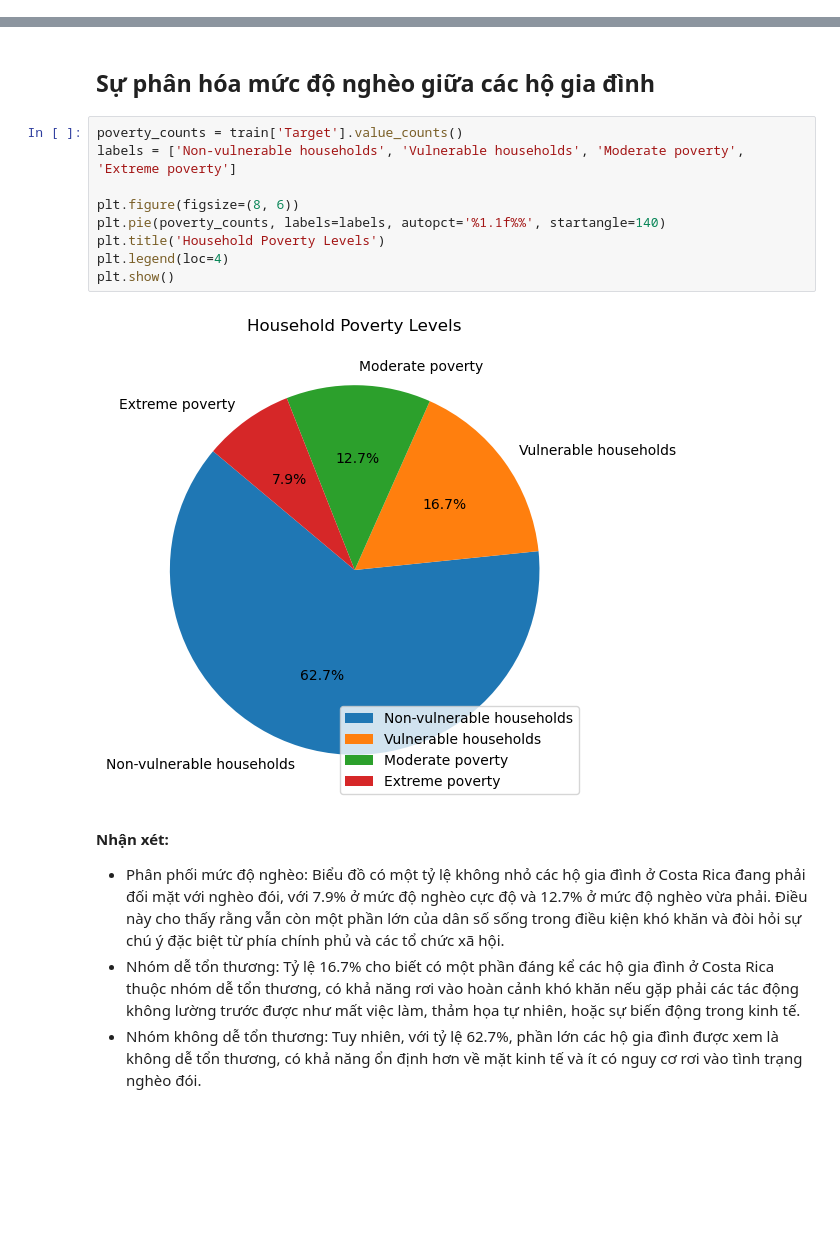
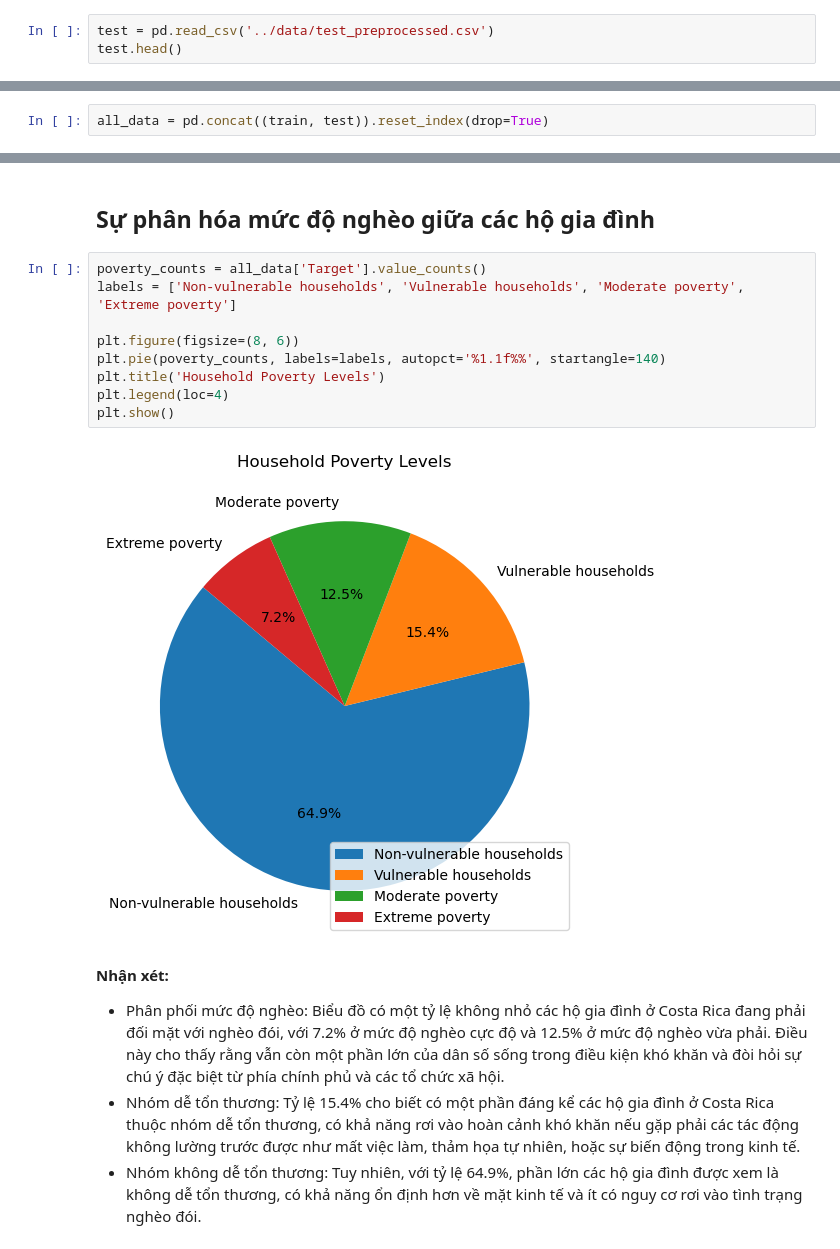
Before and after one commit to iam-Dylan/costa-rican-household, a Jupyter notebook: source/eda.ipynb, the cells around one changed output, grey strips where cells are left out. Saved outputs shown, nothing was run; the diff lists cells and outputs as text; blank space fills up the shorter version.

Commit message:
update analyze all data (train + test)

```diff
--- a/source/eda.ipynb
+++ b/source/eda.ipynb
@@ -26,0 +27,3 @@ train.head()
+# %%
+test = pd.read_csv('../data/test_preprocessed.csv')
+test.head()
@@ -27,20 +38,22 @@ train.head()
+# %%
+all_data = pd.concat((train, test)).reset_index(drop=True)
 # %% [markdown]
 # Khám phá dữ liệu
 # %% [markdown]
 ## Sự phân hóa mức độ nghèo giữa các hộ gia đình
 # %%
-poverty_counts = train['Target'].value_counts()
+poverty_counts = all_data['Target'].value_counts()
 labels = ['Non-vulnerable households', 'Vulnerable households', 'Moderate poverty', 'Extreme poverty']
 
 plt.figure(figsize=(8, 6))
 plt.pie(poverty_counts, labels=labels, autopct='%1.1f%%', startangle=140)
 plt.title('Household Poverty Levels')
 plt.legend(loc=4)
 plt.show()
 # %% [output]
-[figure, old version]
+[figure, new version]
 # %% [markdown]
 **Nhận xét:**
-+ Phân phối mức độ nghèo: Biểu đồ có một tỷ lệ không nhỏ các hộ gia đình ở Costa Rica đang phải đối mặt với nghèo đói, với 7.9% ở mức độ nghèo cực độ và 12.7% ở mức độ nghèo vừa phải. Điều này cho thấy rằng vẫn còn một phần lớn của dân số sống trong điều kiện khó khăn và đòi hỏi sự chú ý đặc biệt từ phía chính phủ và các tổ chức xã hội.
-+ Nhóm dễ tổn thương: Tỷ lệ 16.7% cho biết có một phần đáng kể các hộ gia đình ở Costa Rica thuộc nhóm dễ tổn thương, có khả năng rơi vào hoàn cảnh khó khăn nếu gặp phải các tác động không lường trước được như mất việc làm, thảm họa tự nhiên, hoặc sự biến động trong kinh tế.
-+ Nhóm không dễ tổn thương: Tuy nhiên, với tỷ lệ 62.7%, phần lớn các hộ gia đình được xem là không dễ tổn thương, có khả năng ổn định hơn về mặt kinh tế và ít có nguy cơ rơi vào tình trạng nghèo đói.
++ Phân phối mức độ nghèo: Biểu đồ có một tỷ lệ không nhỏ các hộ gia đình ở Costa Rica đang phải đối mặt với nghèo đói, với 7.2% ở mức độ nghèo cực độ và 12.5% ở mức độ nghèo vừa phải. Điều này cho thấy rằng vẫn còn một phần lớn của dân số sống trong điều kiện khó khăn và đòi hỏi sự chú ý đặc biệt từ phía chính phủ và các tổ chức xã hội.
++ Nhóm dễ tổn thương: Tỷ lệ 15.4% cho biết có một phần đáng kể các hộ gia đình ở Costa Rica thuộc nhóm dễ tổn thương, có khả năng rơi vào hoàn cảnh khó khăn nếu gặp phải các tác động không lường trước được như mất việc làm, thảm họa tự nhiên, hoặc sự biến động trong kinh tế.
++ Nhóm không dễ tổn thương: Tuy nhiên, với tỷ lệ 64.9%, phần lớn các hộ gia đình được xem là không dễ tổn thương, có khả năng ổn định hơn về mặt kinh tế và ít có nguy cơ rơi vào tình trạng nghèo đói.
```
Also changed, not shown: parts of 2 cells of this notebook, 3 other files.
